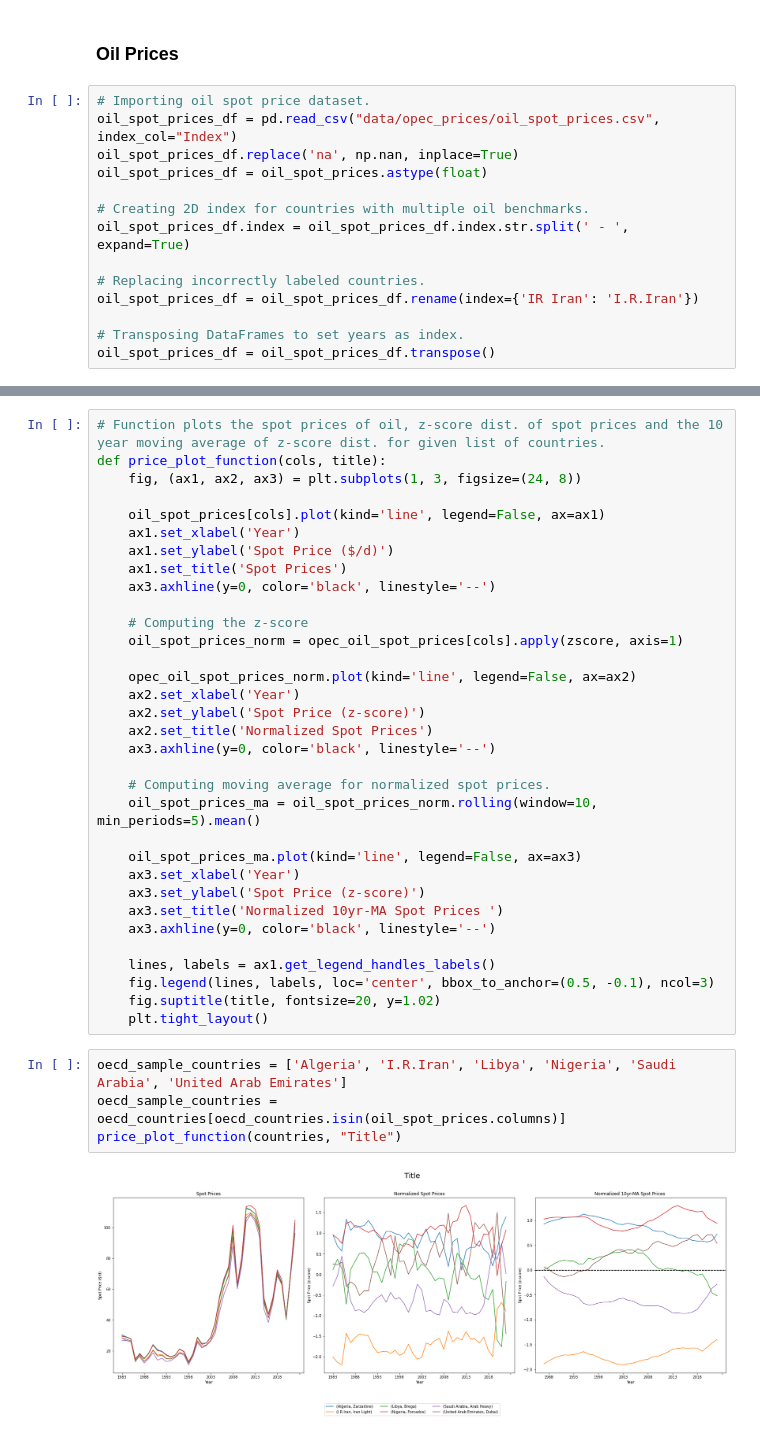
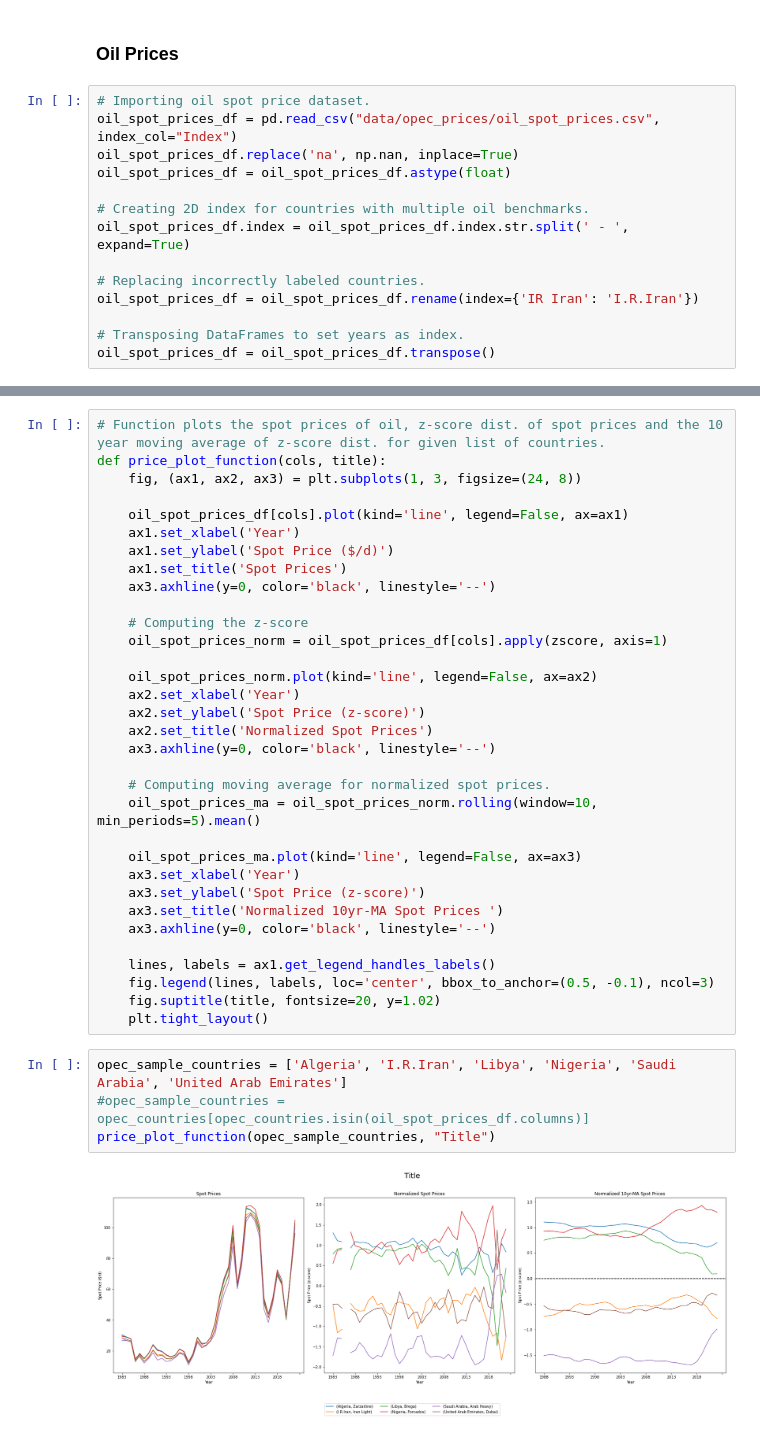
Before and after one commit to willcrodman/data_science_final_project, a Jupyter notebook: milestone_2.ipynb, the cells around one changed output, grey strips where cells are left out. Saved outputs shown, nothing was run; the diff lists cells and outputs as text.

```diff
--- a/milestone_2.ipynb
+++ b/milestone_2.ipynb
@@ -181,7 +181,7 @@ box_plot_function(oecd_sample_countries, "Sample OECD Countries Throughput Over
 # Importing oil spot price dataset.
 oil_spot_prices_df = pd.read_csv("data/opec_prices/oil_spot_prices.csv", index_col="Index")
 oil_spot_prices_df.replace('na', np.nan, inplace=True)
-oil_spot_prices_df = oil_spot_prices.astype(float)
+oil_spot_prices_df = oil_spot_prices_df.astype(float)
 
 # Creating 2D index for countries with multiple oil benchmarks.
 oil_spot_prices_df.index = oil_spot_prices_df.index.str.split(' - ', expand=True)
@@ -207,16 +207,16 @@ oil_spot_prices.head()
 def price_plot_function(cols, title):
     fig, (ax1, ax2, ax3) = plt.subplots(1, 3, figsize=(24, 8))
 
-    oil_spot_prices[cols].plot(kind='line', legend=False, ax=ax1)
+    oil_spot_prices_df[cols].plot(kind='line', legend=False, ax=ax1)
     ax1.set_xlabel('Year')
     ax1.set_ylabel('Spot Price ($/d)')
     ax1.set_title('Spot Prices')
     ax3.axhline(y=0, color='black', linestyle='--')
 
     # Computing the z-score
-    oil_spot_prices_norm = opec_oil_spot_prices[cols].apply(zscore, axis=1)
+    oil_spot_prices_norm = oil_spot_prices_df[cols].apply(zscore, axis=1)
 
-    opec_oil_spot_prices_norm.plot(kind='line', legend=False, ax=ax2)
+    oil_spot_prices_norm.plot(kind='line', legend=False, ax=ax2)
     ax2.set_xlabel('Year')
     ax2.set_ylabel('Spot Price (z-score)')
     ax2.set_title('Normalized Spot Prices')
@@ -236,11 +236,11 @@ def price_plot_function(cols, title):
     fig.suptitle(title, fontsize=20, y=1.02)
     plt.tight_layout()
 # %%
-oecd_sample_countries = ['Algeria', 'I.R.Iran', 'Libya', 'Nigeria', 'Saudi Arabia', 'United Arab Emirates']
-oecd_sample_countries = oecd_countries[oecd_countries.isin(oil_spot_prices.columns)]
-price_plot_function(countries, "Title")
+opec_sample_countries = ['Algeria', 'I.R.Iran', 'Libya', 'Nigeria', 'Saudi Arabia', 'United Arab Emirates']
+#opec_sample_countries = opec_countries[opec_countries.isin(oil_spot_prices_df.columns)]
+price_plot_function(opec_sample_countries, "Title")
 # %% [output]
-[figure, old version]
+[figure, new version]
 # %%
 # converting python notebook to html
 !jupyter nbconvert --to html milestone_2.ipynb --output index
```
Also changed, not shown: parts of 2 cells of this notebook.
